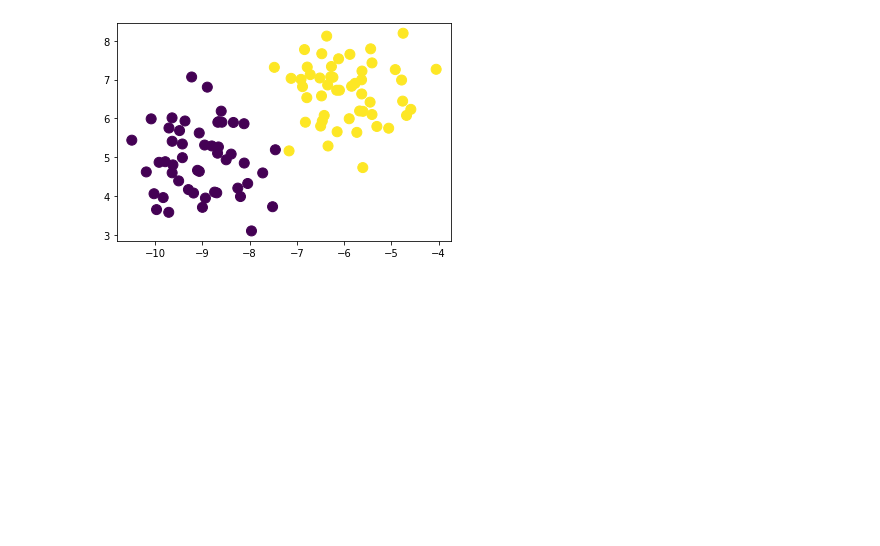
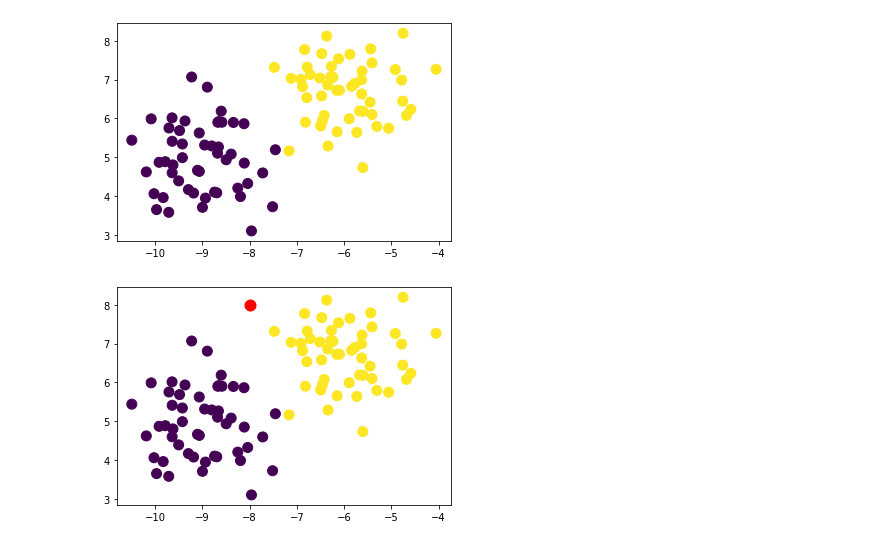
Before and after one commit to Abtinz/Machine-Learning-with-Python, a Jupyter notebook: Machine Learning with python/Classification/SVM/SVM_Blobs.ipynb, the cells around one changed output. Drawn from its saved outputs; the diff is of its cells as text; code cells hidden in the pictures; blank space fills up the shorter version.

Commit message:
lets a new spot to our plot  we need to determine its class scatter (...,"o") --> spot

```diff
--- a/Machine Learning with python/Classification/SVM/SVM_Blobs.ipynb
+++ b/Machine Learning with python/Classification/SVM/SVM_Blobs.ipynb
@@ -12,3 +12,9 @@ array([1, 0, 1, 1, 0, 1, 0, 1, 1, 1, 0, 0, 0, 0, 1, 1, 1, 0, 0, 1, 0, 0,
 plt.scatter(x[:,0],x[:,1],c=y,s=100);
 # %% [output]
 [figure]
+# %%
+xfit = np.linspace(-11,4.5)
+plt.scatter(x[:,0],x[:,1],c=y,s=100)
+plt.plot([-8],[8],'o',color='r',markeredgewidth=2,markersize=10);
+# %% [output]
+[figure, added]
```
